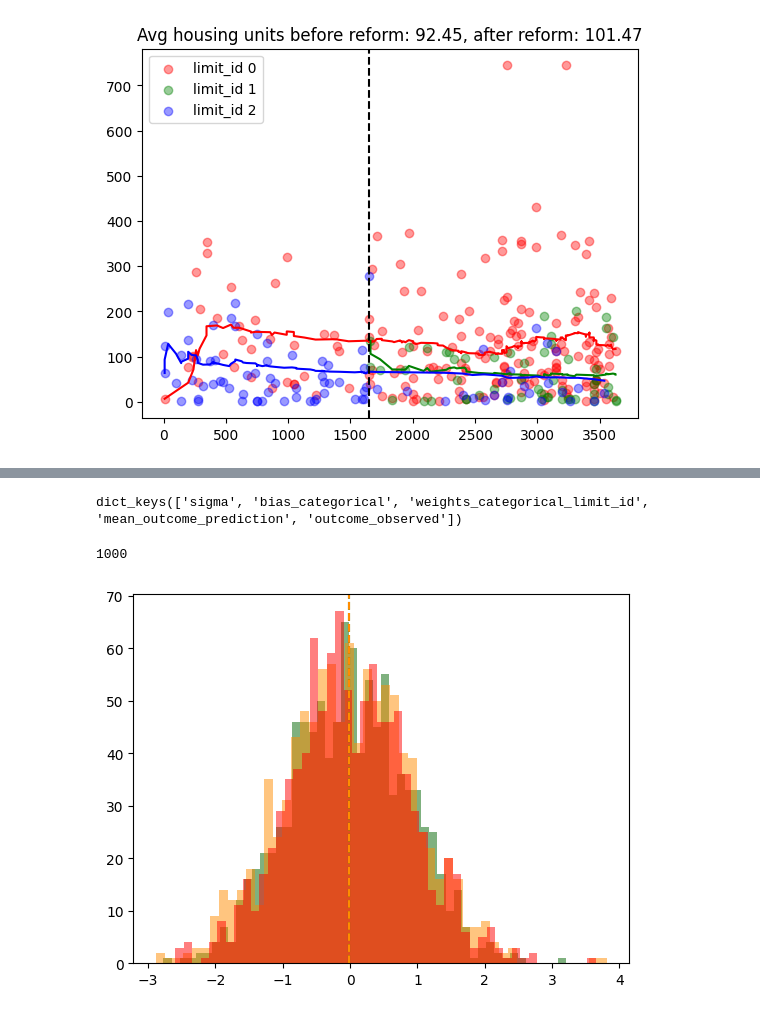
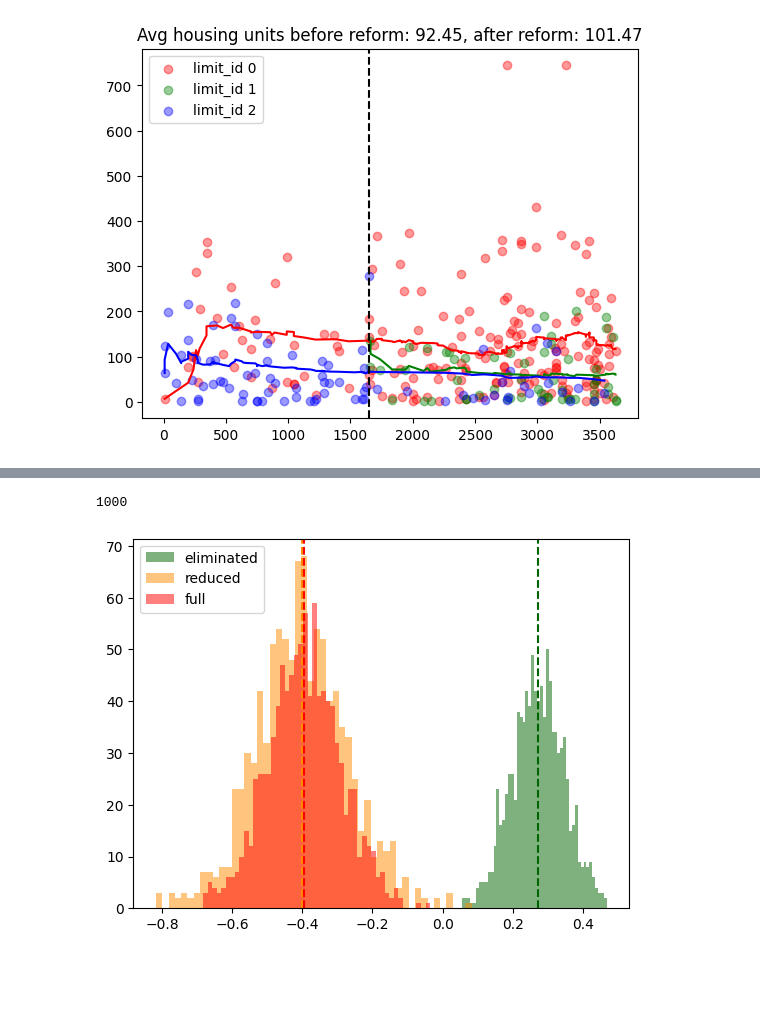
Before and after one commit to BasisResearch/cities, a Jupyter notebook: docs/experimental_notebooks/zoning/zoning_model.ipynb, the cells around one changed output, grey strips where cells are left out. Saved outputs shown, nothing was run; the diff lists cells and outputs as text; code cells hidden in the pictures; blank space fills up the shorter version.

Commit message:
tested on extraneous data

```diff
--- a/docs/experimental_notebooks/zoning/zoning_model.ipynb
+++ b/docs/experimental_notebooks/zoning/zoning_model.ipynb
@@ -706,13 +344,12 @@ plt.show()
 #clear pyro param
 pyro.clear_param_store()
 
+linear_model_limit = SimpleLinear(categorical = {'limit_id': categorical['limit_id']},
+                                 continuous = {})
 
+linear_model_limit = condition(linear_model_limit, data = {"outcome_observed": outcome})
 
-#TODO allow for empty input groups
-linear_model_limit = SimpleLinear(categorical = {'limit_id': categorical['limit_id']},
-                                 continuous = {}, outcome = outcome)
-
-model_kwargs_limit = {"categorical": {'limit_id': categorical['limit_id']}, "continuous": {}, "outcome": outcome}
+model_kwargs_limit = {"categorical": {'limit_id': categorical['limit_id']}, "continuous": {}}
 
 guide_limit = run_svi_inference(
     linear_model_limit, n_steps=n_steps, lr=0.01, verbose=True, **model_kwargs_limit
@@ -739,31 +376,31 @@ guide_limit = run_svi_inference(
-# %%
-predictive_limit = Predictive(linear_model_limit, guide=guide_limit, num_samples=num_samples)
-
-samples_limit = predictive_limit({'limit_id': categorical['limit_id']}, continuous = {}, outcome = outcome)
-
-samples_limit.keys()
-# %% [output]
-dict_keys(['sigma', 'bias_categorical', 'weights_categorical_limit_id', 'mean_outcome_prediction', 'outcome_observed'])
 # %%
+predictive_limit = Predictive(linear_model_limit, guide=guide_limit, num_samples=num_samples)
 
-limit_samples = samples['weights_categorical_limit_id'].squeeze()
+samples_limit = predictive_limit({'limit_id': categorical['limit_id']}, continuous = {})
+
+samples_limit.keys()
+
+
+limit_samples = samples_limit['weights_categorical_limit_id'].squeeze()
 
 limit_samples.shape
 
 eliminated = limit_samples[:, 0]
 reduced = limit_samples[:, 1]
 full = limit_samples[:, 2]
 
 print(len(eliminated))
 
 plt.hist(eliminated, bins=50, alpha=0.5, color = "darkgreen", label='eliminated')
 plt.hist(reduced, bins=50, alpha=0.5, color = "darkorange", label='reduced')
 plt.hist(full, bins=50, alpha=0.5, color = "red", label='full')
 # add colored lines for means
 plt.axvline(eliminated.mean(), color='darkgreen', linestyle='--')
 plt.axvline(reduced.mean(), color='darkorange', linestyle='--')
+plt.axvline(full.mean(), color='red', linestyle='--')
+plt.legend()
 plt.show()
 # %% [output]
 1000
-[figure, old version]
+[figure, new version]
 # %%
```
Also changed, not shown: parts of 24 cells of this notebook, 3 other files.
